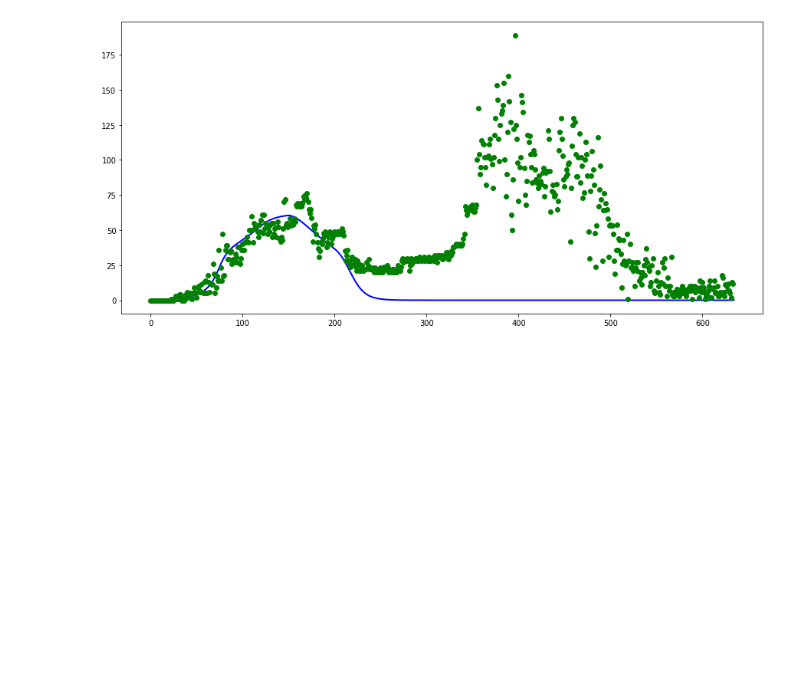
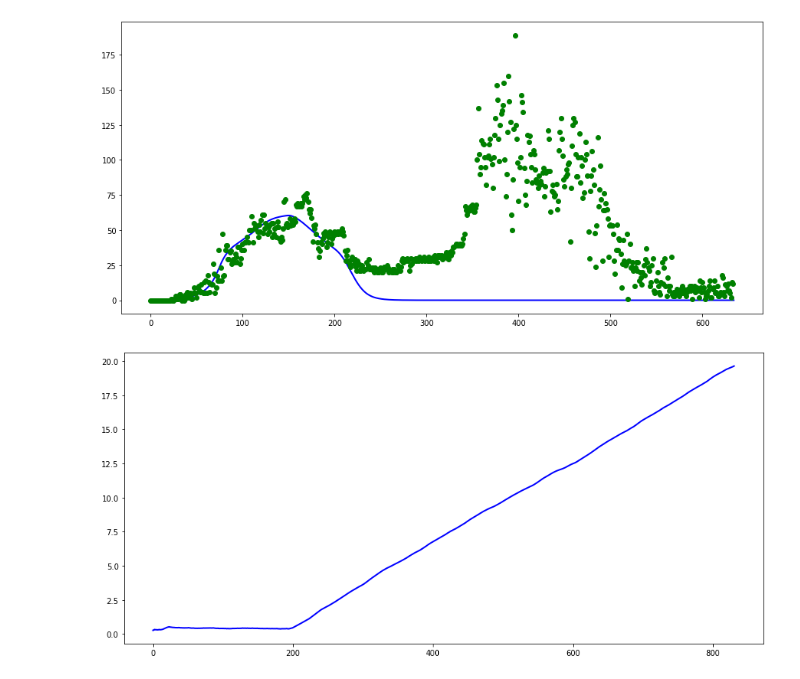
Before and after one commit to filipe7788/SEIHURD, a Jupyter notebook: seiihurd-psi.ipynb, the cells around one changed output. Drawn from its saved outputs; the diff is of its cells as text; code cells hidden in the pictures; blank space fills up the shorter version.

```diff
--- a/seiihurd-psi.ipynb
+++ b/seiihurd-psi.ipynb
@@ -384,3 +408,11 @@ ax.autoscale()
 pl.show()
 # %% [output]
 [figure]
+# %%
+ts1=np.arange(len(Psif))
+fig, ax = pl.subplots(figsize=(15,7))
+
+ax.plot(ts1,  Psif, color='b',zorder=1, linewidth=2)
+pl.show()
+# %% [output]
+[figure, added]
```
Also changed, not shown: parts of 6 cells of this notebook.
